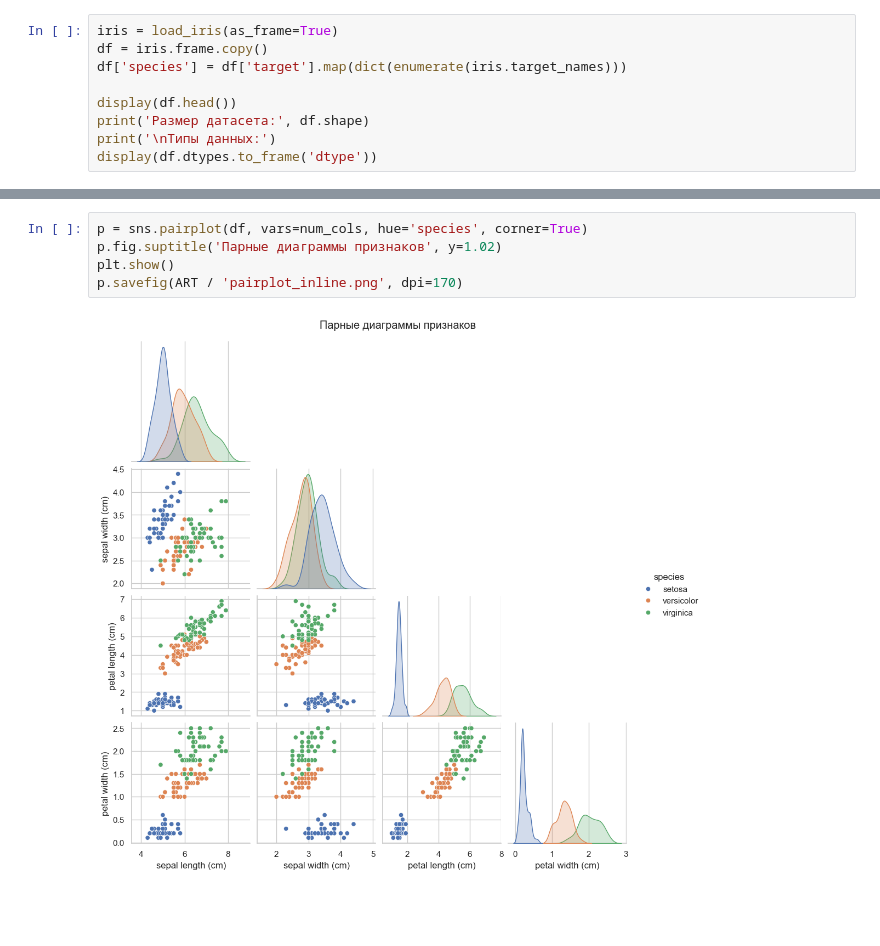
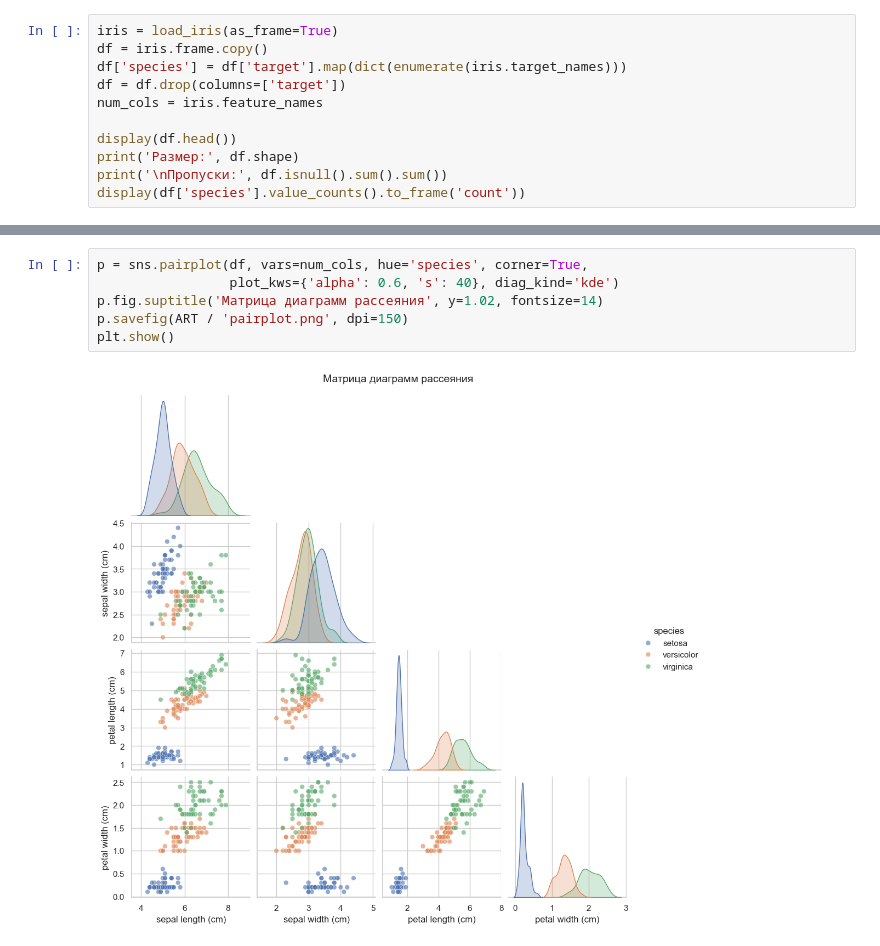
Before and after one commit to Warriorid/TMO, a Jupyter notebook: lab_01_eda/lab_01.ipynb, the cells around one changed output, grey strips where cells are left out. Saved outputs shown, nothing was run; the diff lists cells and outputs as text; blank space fills up the shorter version.

```diff
--- a/lab_01_eda/lab_01.ipynb
+++ b/lab_01_eda/lab_01.ipynb
@@ -36,9 +35,11 @@ sns.set_theme(style='whitegrid')
 iris = load_iris(as_frame=True)
 df = iris.frame.copy()
 df['species'] = df['target'].map(dict(enumerate(iris.target_names)))
+df = df.drop(columns=['target'])
+num_cols = iris.feature_names
 
 display(df.head())
-print('Размер датасета:', df.shape)
-print('\nТипы данных:')
-display(df.dtypes.to_frame('dtype'))
+print('Размер:', df.shape)
+print('\nПропуски:', df.isnull().sum().sum())
+display(df['species'].value_counts().to_frame('count'))
 # %% [output]
@@ -88,7 +100,8 @@ fig.savefig(ART / 'distributions_inline.png', dpi=170, bbox_inches='tight')
 # %%
-p = sns.pairplot(df, vars=num_cols, hue='species', corner=True)
-p.fig.suptitle('Парные диаграммы признаков', y=1.02)
+p = sns.pairplot(df, vars=num_cols, hue='species', corner=True,
+                 plot_kws={'alpha': 0.6, 's': 40}, diag_kind='kde')
+p.fig.suptitle('Матрица диаграмм рассеяния', y=1.02, fontsize=14)
+p.savefig(ART / 'pairplot.png', dpi=150)
 plt.show()
-p.savefig(ART / 'pairplot_inline.png', dpi=170)
 # %% [output]
-[figure, old version]
+[figure, new version]
```
Also changed, not shown: parts of 16 cells of this notebook, 10 other files.
